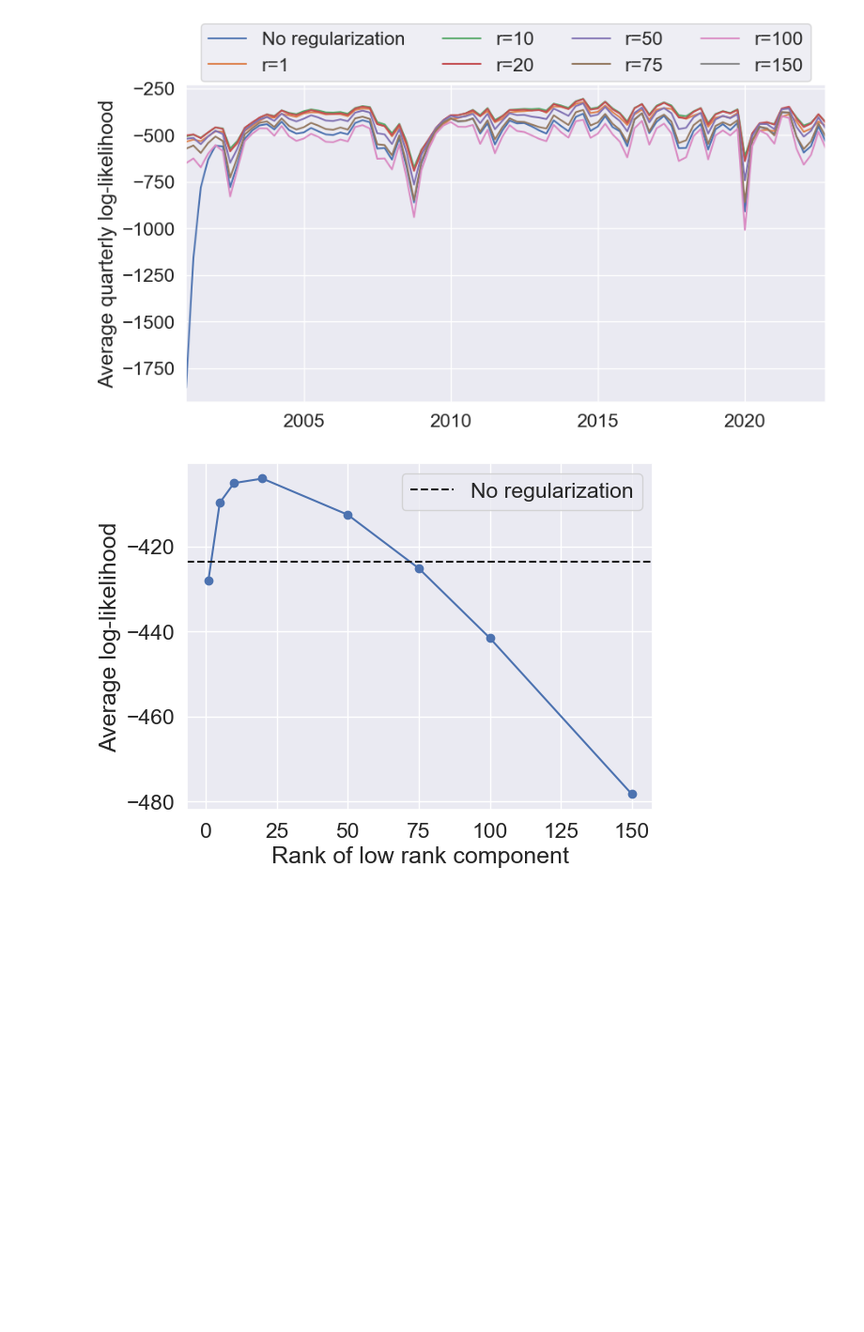
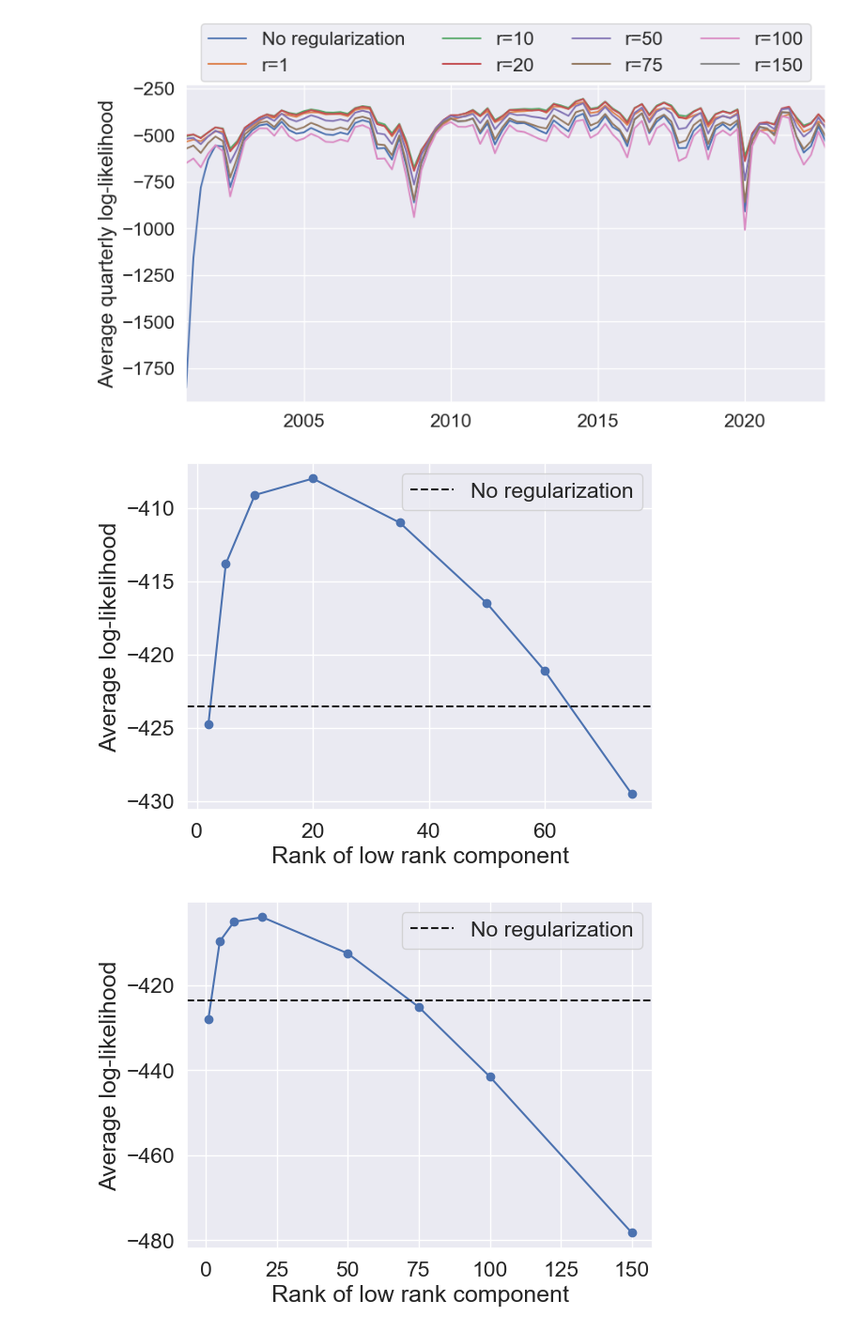
Before and after one commit to cvxgrp/cov_pred_finance, a Jupyter notebook: experiments/extensions/large_universes.ipynb, the cells around one changed output. Shown at 94% size. Cells and saved outputs as stored; diff of their text form; code cells hidden in the pictures; blank space fills up the shorter version.

```diff
--- a/experiments/extensions/large_universes.ipynb
+++ b/experiments/extensions/large_universes.ipynb
@@ -48,0 +530,2 @@ ll_r5 = pd.read_csv("results/after_comb_ll_r=1.csv")
+# %%
+ll_r35 = log_likelihood_regularized(returns, covariance_no_reg, r=35)
@@ -81,9 +573,9 @@ ll_no_reg = log_likelihood_regularized(returns, covariance_no_reg, r=None)
 6
 7
 # %%
-all_lls = [ll_r1, ll_r5, ll_r10, ll_r20, ll_r50, ll_r75, ll_r100, ll_no_reg]
+all_lls = [ll_r2, ll_r5, ll_r10, ll_r20, ll_r35, ll_r50, ll_r60, ll_r75, ll_no_reg]
 
-names = ['r=1', 'r=5', 'r=10', 'r=20', 'r=50', 'r=75', 'r=100', 'r=None']
+names = ['r=2', 'r=5', 'r=10', 'r=20', 'r=35', 'r=50', 'r=60', 'r=75', 'r=None']
 
 log_likelihoods = {}
 
@@ -122,11 +614,20 @@ Text(0, 0.5, 'Average quarterly log-likelihood')
 [figure]
 # %%
 # Plot average log-likelihood vs r
-rs = [1, 10, 20, 50, 75, 100, 238]
+rs = [2, 5, 10, 20, 35, 50, 60, 75, 238]
 
 avg_log_likelihoods = []
 for name in names[:]:
     avg_log_likelihoods.append(log_likelihoods[name].mean())
+# %%
+plt.plot(rs[:-1], avg_log_likelihoods[:-1], marker="o");
+plt.xlabel("Rank of low rank component")
+plt.ylabel("Average log-likelihood");
+# Plot horizontal line for no regularization ll_no_reg.mean()
+plt.axhline(ll_no_reg.mean(), c="k", ls="--", label="No regularization")
+plt.legend();
+# %% [output]
+[figure, added]
 # %%
 plt.plot(rs[:-1], avg_log_likelihoods[:-1], marker="o");
 plt.xlabel("Rank of low rank component")
```
Also changed, not shown: parts of 48 cells of this notebook, 28 other files.
